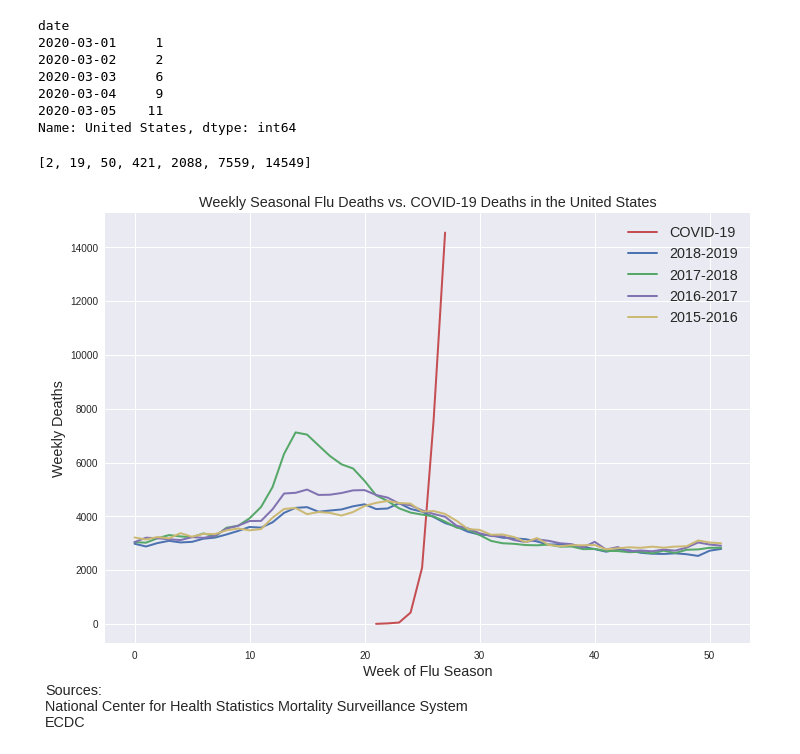
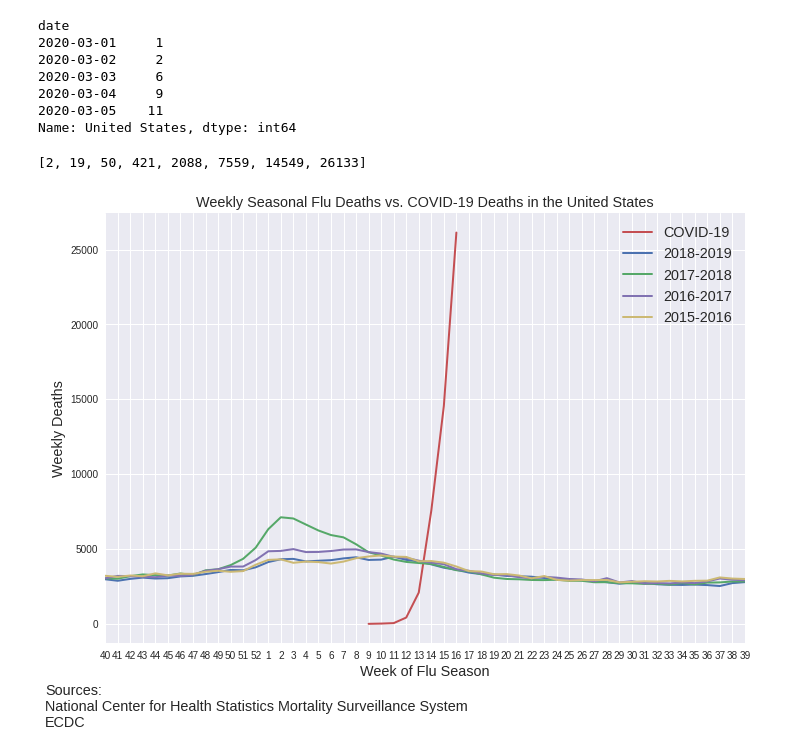
Before and after one commit to alonsosilvaallende/COVID-19, a Jupyter notebook: COVID_19_vs_Flu.ipynb, the cells around one changed output. Drawn from its saved outputs; the diff is of its cells as text; code cells hidden in the pictures.

```diff
--- a/COVID_19_vs_Flu.ipynb
+++ b/COVID_19_vs_Flu.ipynb
@@ -47,29 +47,33 @@ Week_12 = United_States.iloc[22] - Week_11
 Week_13 = United_States.iloc[29] - Week_12
 Week_14 = United_States.iloc[36] - Week_13
 Week_15 = United_States.iloc[43] - Week_14
+Week_16 = United_States.iloc[50] - Week_15
 # %%
-deaths_covid = [Week_09, Week_10, Week_11, Week_12, Week_13, Week_14, Week_15]
+deaths_covid = [Week_09, Week_10, Week_11, Week_12, Week_13, Week_14, Week_15, Week_16]
 # %%
 deaths_covid
 # %% [output]
-[2, 19, 50, 421, 2088, 7559, 14549]
+[2, 19, 50, 421, 2088, 7559, 14549, 26133]
 # %%
 fig, ax = plt.subplots(figsize=(10,7))
-ax.plot(np.arange(21,28,1), deaths_covid, linewidth=2, color='C2', label='COVID-19')
+ax.plot(np.arange(21,29,1), deaths_covid, linewidth=2, color='C2', label='COVID-19')
 ax.plot(np.arange(52),data_season_2018_2019['NUM INFLUENZA DEATHS']+data_season_2018_2019['NUM PNEUMONIA DEATHS'], linewidth=2, color='C0', label='2018-2019')
 ax.plot(np.arange(52),data_season_2017_2018['NUM INFLUENZA DEATHS']+data_season_2017_2018['NUM PNEUMONIA DEATHS'], linewidth=2, color='C1', label='2017-2018')
 ax.plot(np.arange(52),data_season_2016_2017['NUM INFLUENZA DEATHS']+data_season_2016_2017['NUM PNEUMONIA DEATHS'], linewidth=2, color='C3', label='2016-2017')
 ax.plot(np.arange(52),data_season_2015_2016['NUM INFLUENZA DEATHS']+data_season_2015_2016['NUM PNEUMONIA DEATHS'], linewidth=2, color='C4', label='2015-2016')
 
+ax.set_xticks([i for i in np.arange(0,53)])
+ax.set_xticklabels([i for i in np.arange(40,53)]+[i for i in np.arange(1,40)])
 ax.set_title('Weekly Seasonal Flu Deaths vs. COVID-19 Deaths in the United States', fontsize='x-large')
 ax.set_xlabel('Week of Flu Season', fontsize='x-large')
 ax.set_ylabel('Weekly Deaths', fontsize='x-large')
 ax.legend(fontsize='x-large')
+plt.xlim(0,51)
 fig.tight_layout()
 plt.annotate('Sources:\nNational Center for Health Statistics Mortality Surveillance System\nECDC', (0,0), (-60,-40), fontsize='x-large', xycoords='axes fraction', textcoords='offset points', va='top')
 plt.savefig('2020-04-13-COVID-19-vs-Flu.png', bbox_inches='tight', format='png', dvi=1200)
 # %% [output]
-[figure, old version]
+[figure, new version]
 # %%
 from google.colab import files
 files.download("2020-04-13-COVID-19-vs-Flu.png")
```
